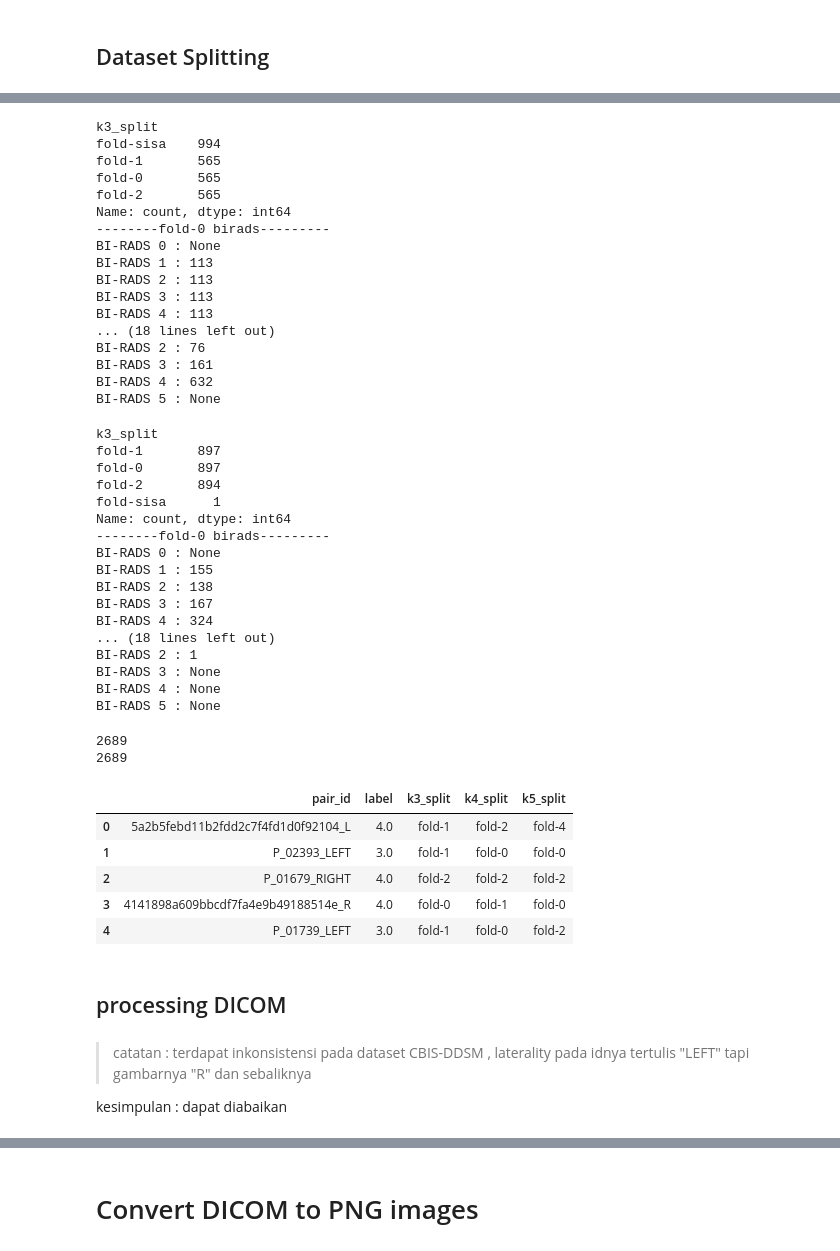
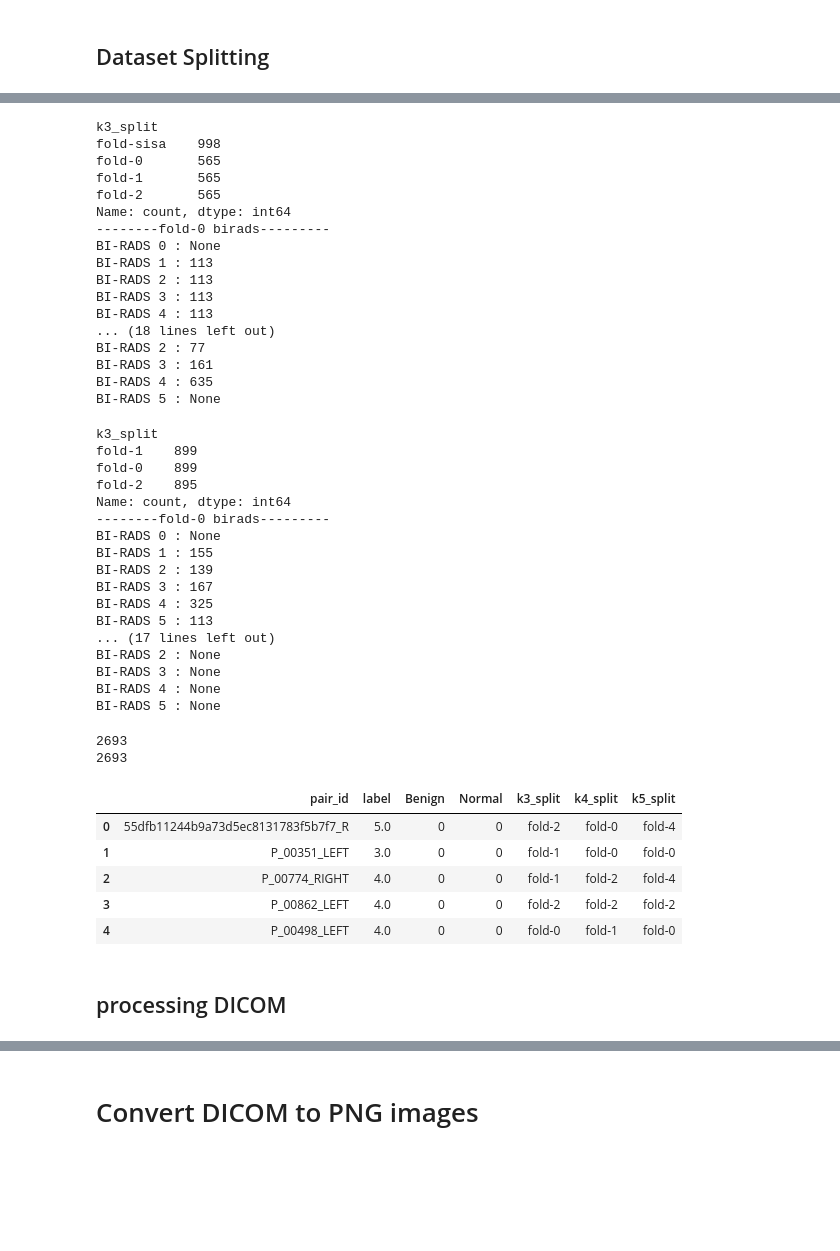
Before and after one commit to yunama47/Klasifikasi-Mammografi, a Jupyter notebook: kaggle_dataset_preprocessing_notebook.ipynb, the cells around one changed output, grey strips where cells are left out. Cells and saved outputs as stored; diff of their text form; code cells hidden in the pictures; blank space fills up the shorter version.

Commit message:
Kaggle Notebook | Dataset Preprocessing | Version 15

```diff
--- a/kaggle_dataset_preprocessing_notebook.ipynb
+++ b/kaggle_dataset_preprocessing_notebook.ipynb
@@ -78,6 +78,8 @@ all_multi_view_df = all_multi_view_df.apply(normalize_birads, axis=1)
 all_multi_view_df = all_multi_view_df.apply(kaggle_zipfile_path, axis=1)
 all_multi_view_df = all_multi_view_df.dropna().reset_index(drop=True)
 all_multi_view_df['BI_RADS_MAX'] = all_multi_view_df.apply(lambda row: max(row['BI_RADS_CC'], row['BI_RADS_MLO']), axis=1)
+all_multi_view_df["Benign"] = all_multi_view_df.apply(lambda row: 1 if row['BI_RADS_MAX'] in [1, 2] else 0, axis=1)
+all_multi_view_df["Normal"] = all_multi_view_df.apply(lambda row: 1 if row['BI_RADS_MAX'] == 1 else 0, axis=1)
 all_multi_view_df
 # %% [output]
 seed everything using 27182
@@ -118,0 +106,7 @@ BI-RADS 5 : 339
+# %%
+# list index yang gambar mamografinya ada kotak putih gede / otsu roi crop malah ngecrop bagian itu -.-
+# drop_indexes = [39, 65, 61, 24, 86, 73, 83, 88, 59, 49, 78, 45, 10, 106, 109, 110, 133, 144, 168, 191, 155, 195, 230, 141, 237, 248, 279, 304, 348, 329, 351, 383, 447, 330, 457, 454, 436, 478, 410, 465, 463, 468, 492, 484, 533, 528, 538, 567, 583, 450, 566, 526, 578, 652, 637, 705, 685, 617, 739, 742, 747, 749, 755, 766, 833, 847, 846, 859, 865, 888, 928, 925, 946, 974, 1001, 985, 1030, 1038, 1105, 1108, 1118, 1139, 1124, 1166, 1148, 1208, 1223, 1247, 1246, 1242, 1315, 1286, 1334, 1339, 1358, 1353, 1376, 1388, 1429, 1418, 1422, 1452, 1454, 1473, 1516, 1503, 1492, 1482, 1533, 1538, 1373, 1551, 1539, 1570, 1506, 1556, 1636, 1600, 1642, 1671, 1667, 1686, 1693, 1697, 1655, 1713, 1725, 1760, 1747, 1731, 1762, 1806, 1790, 1804, 1719, 1691, 1826, 1832, 1857, 1845, 1852, 1853, 1881, 1823, 1908, 1934, 1910, 1965, 1989, 1993, 1976, 1924, 1998, 2028, 2050, 2038, 2081, 2075, 2101, 2090, 2135, 2162, 2150, 1994, 2140, 2240, 2243, 2266, 2298, 2262, 2318, 2309, 2260, 2319, 2325, 2370, 2362, 2426, 2460, 2475, 2457, 2445, 2545, 2585, 2622, 2614, 2607, 2617, 2657, 2646, 2669, 2656]
+ds = all_multi_view_df.sample(frac=1).reset_index(drop=True)
+birads_counts = ds.BI_RADS_MAX.value_counts()
+print(len(ds))
+print('\n'.join([f"{label} : {birads_counts.get(i)}" for label, i in label_index.items()]))
@@ -161,9 +163,9 @@ def print_kfold_birads_counts(k, balanced=True):
 print_kfold_birads_counts(k=3)
 # %% [output]
 k3_split
-fold-sisa    994
+fold-sisa    998
+fold-0       565
 fold-1       565
-fold-0       565
 fold-2       565
 Name: count, dtype: int64
 --------fold-0 birads---------
@@ -173,52 +175,52 @@ BI-RADS 2 : 113
 BI-RADS 3 : 113
 BI-RADS 4 : 113
 ... (18 lines left out)
-BI-RADS 2 : 76
+BI-RADS 2 : 77
 BI-RADS 3 : 161
-BI-RADS 4 : 632
+BI-RADS 4 : 635
 BI-RADS 5 : None
 # %%
 #  balanced-fold unbalance dataset
 print_kfold_birads_counts(k=3, balanced=False)
 # %% [output]
 k3_split
-fold-1       897
-fold-0       897
-fold-2       894
-fold-sisa      1
+fold-1    899
+fold-0    899
+fold-2    895
 Name: count, dtype: int64
 --------fold-0 birads---------
 BI-RADS 0 : None
 BI-RADS 1 : 155
-BI-RADS 2 : 138
+BI-RADS 2 : 139
 BI-RADS 3 : 167
-BI-RADS 4 : 324
-... (18 lines left out)
-BI-RADS 2 : 1
+BI-RADS 4 : 325
+BI-RADS 5 : 113
+... (17 lines left out)
+BI-RADS 2 : None
 BI-RADS 3 : None
 BI-RADS 4 : None
 BI-RADS 5 : None
 # %%
 k_range = 3, 6
 for balancing in ["balanced", "unbalanced"]:
     balanced = True if balancing=="balanced" else False
     kfold_ds = ds.copy()
-    collumns_to_save = ["pair_id","BI_RADS_MAX"]
+    collumns_to_save = ["pair_id","BI_RADS_MAX","Benign","Normal"]
     for k in range(*k_range):
         kfold_ds = get_kfold_df(k, kfold_ds, balanced)
         collumns_to_save.append(f"k{k}_split")
     kfold_ds = kfold_ds.loc[:, collumns_to_save].rename(columns={"BI_RADS_MAX":"label"})
     print(len(kfold_ds))
     kfold_ds.to_csv(f"{balancing}_k-fold_splits.csv",index=False)
 kfold_ds.head()
 # %% [output]
-2689
-2689
+2693
+2693
-|  | pair_id | label | k3_split | k4_split | k5_split |
-| 0 | 5a2b5febd11b2fdd2c7f4fd1d0f92104_L | 4.0 | fold-1 | fold-2 | fold-4 |
-| 1 | P_02393_LEFT | 3.0 | fold-1 | fold-0 | fold-0 |
-| 2 | P_01679_RIGHT | 4.0 | fold-2 | fold-2 | fold-2 |
-| 3 | 4141898a609bbcdf7fa4e9b49188514e_R | 4.0 | fold-0 | fold-1 | fold-0 |
-| 4 | P_01739_LEFT | 3.0 | fold-1 | fold-0 | fold-2 |
+|  | pair_id | label | Benign | Normal | k3_split | k4_split | k5_split |
+| 0 | 55dfb11244b9a73d5ec8131783f5b7f7_R | 5.0 | 0 | 0 | fold-2 | fold-0 | fold-4 |
+| 1 | P_00351_LEFT | 3.0 | 0 | 0 | fold-1 | fold-0 | fold-0 |
+| 2 | P_00774_RIGHT | 4.0 | 0 | 0 | fold-1 | fold-2 | fold-4 |
+| 3 | P_00862_LEFT | 4.0 | 0 | 0 | fold-2 | fold-2 | fold-2 |
+| 4 | P_00498_LEFT | 4.0 | 0 | 0 | fold-0 | fold-1 | fold-0 |
 # %% [markdown]
 ## processing DICOM
@@ -385,4 +226,0 @@ def load_dicom_from_zip(image_path, zipfile_path, return_laterality=False):
-# %% [markdown]
-> catatan : terdapat inkonsistensi pada dataset CBIS-DDSM , laterality pada idnya tertulis "LEFT" tapi gambarnya "R" dan sebaliknya
-
-kesimpulan : dapat diabaikan
```
Also changed, not shown: parts of 12 cells of this notebook.
